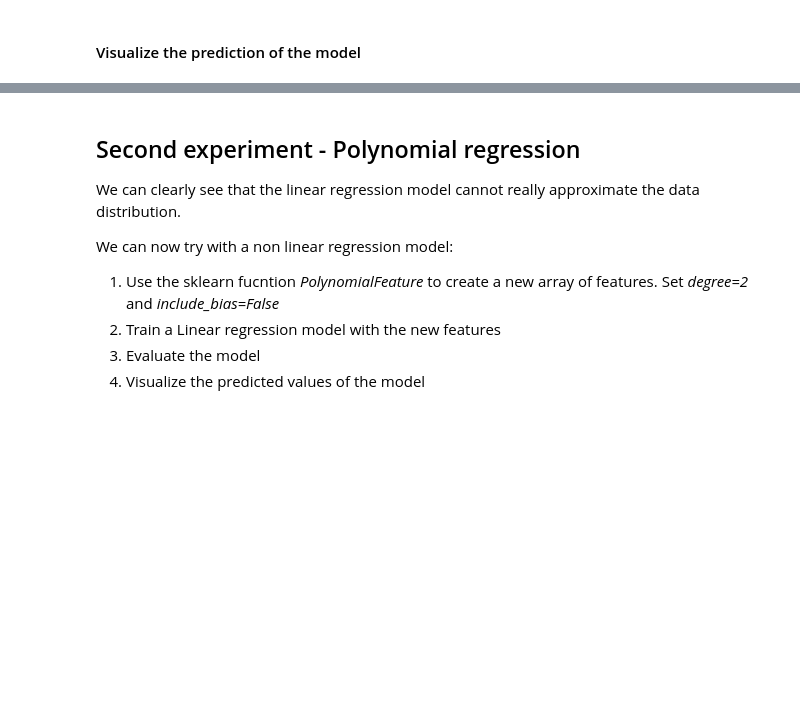
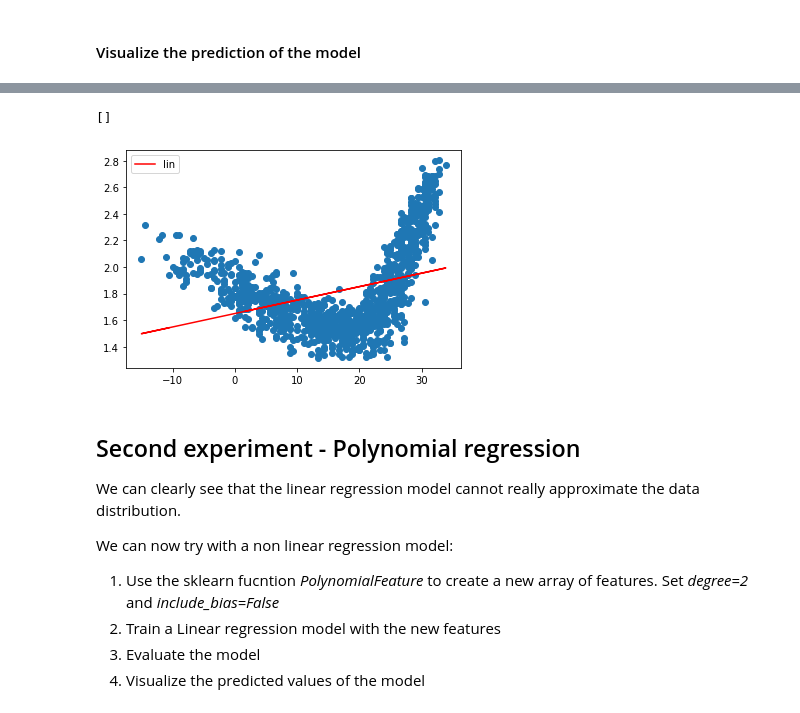
Before and after one commit to AngeloGalav/MachineLearningNotes, a Jupyter notebook: Exercises/Lab05/polynomial_regression_temp_power_nocode.ipynb, the cells around one changed output, grey strips where cells are left out. Saved outputs shown, nothing was run; the diff lists cells and outputs as text; code cells hidden in the pictures; blank space fills up the shorter version.

```diff
--- a/Exercises/Lab05/polynomial_regression_temp_power_nocode.ipynb
+++ b/Exercises/Lab05/polynomial_regression_temp_power_nocode.ipynb
@@ -100,0 +120,5 @@ Training set and test set have 767 and 329 elements respectively
+# %%
+from sklearn.model_selection import train_test_split
+Xtrain, Xtest, ytrain, ytest = train_test_split(X, y, train_size=0.7, random_state=random_state)
+
+print("train size is {}, test size is {}".format(Xtrain.shape[0],Xtest.shape[0]))
@@ -118,0 +165,4 @@ Evaluate the model on X_test and y_test
+# %%
+lr_model = LinearRegression()
+lr_model.fit(Xtrain, ytrain)
+lin = print_all_metrics(Xtest, ytest, lr_model)
@@ -124,3 +176,12 @@ Evaluate the model on X_test and y_test
+# %%
+ypred_dt = lr_model.predict(X)
+plt.plot(X, ypred_dt, label='lin', color='red')
+plt.legend()
+plt.scatter(X, y)
+plt.plot()
+# %% [output]
+[]
+[figure, added]
 # %% [markdown]
 ## Second experiment - Polynomial regression
 We can clearly see that the linear regression model cannot really approximate the data distribution.
```
Also changed, not shown: parts of 38 cells of this notebook, 2 other files.
